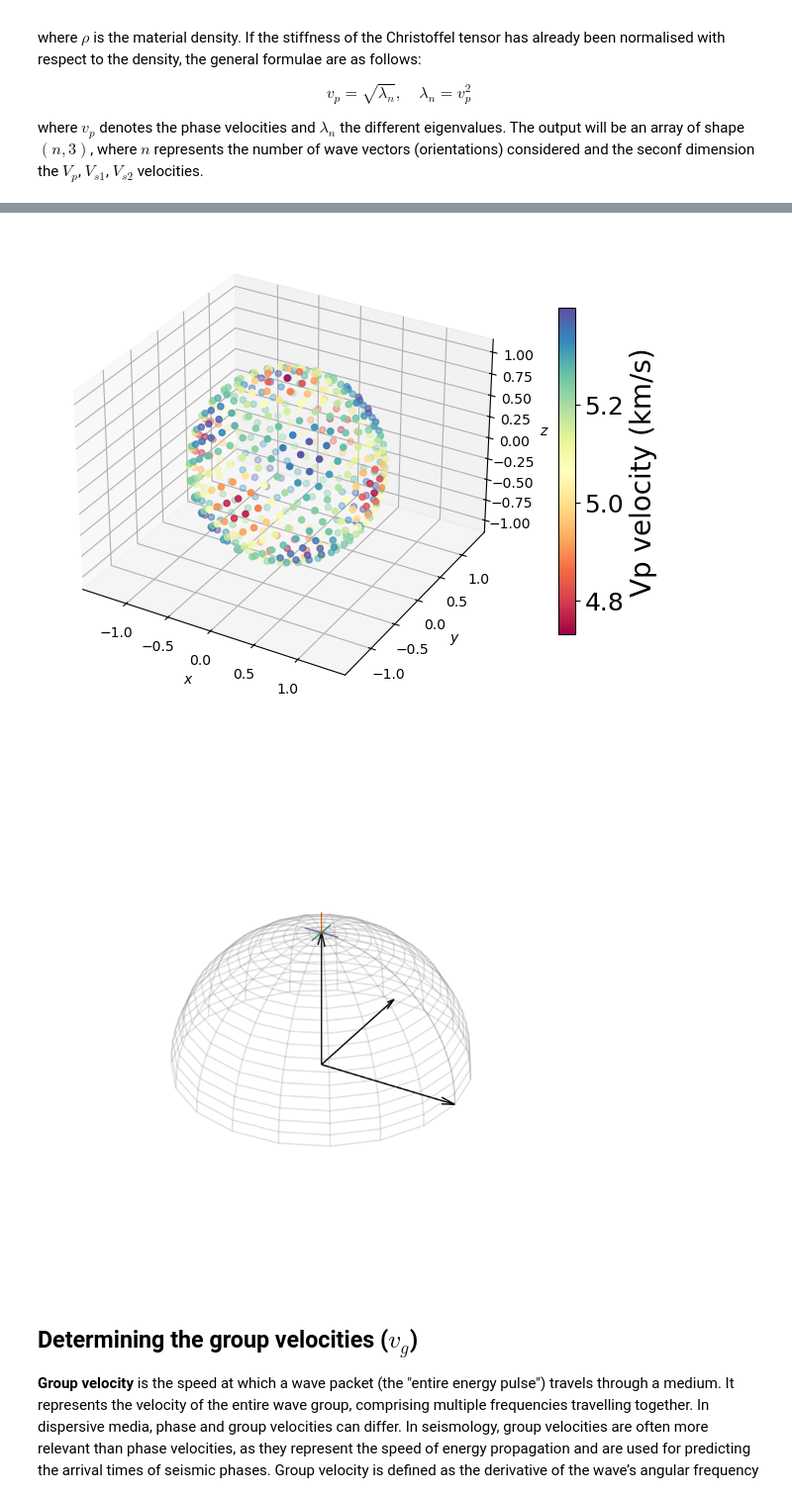
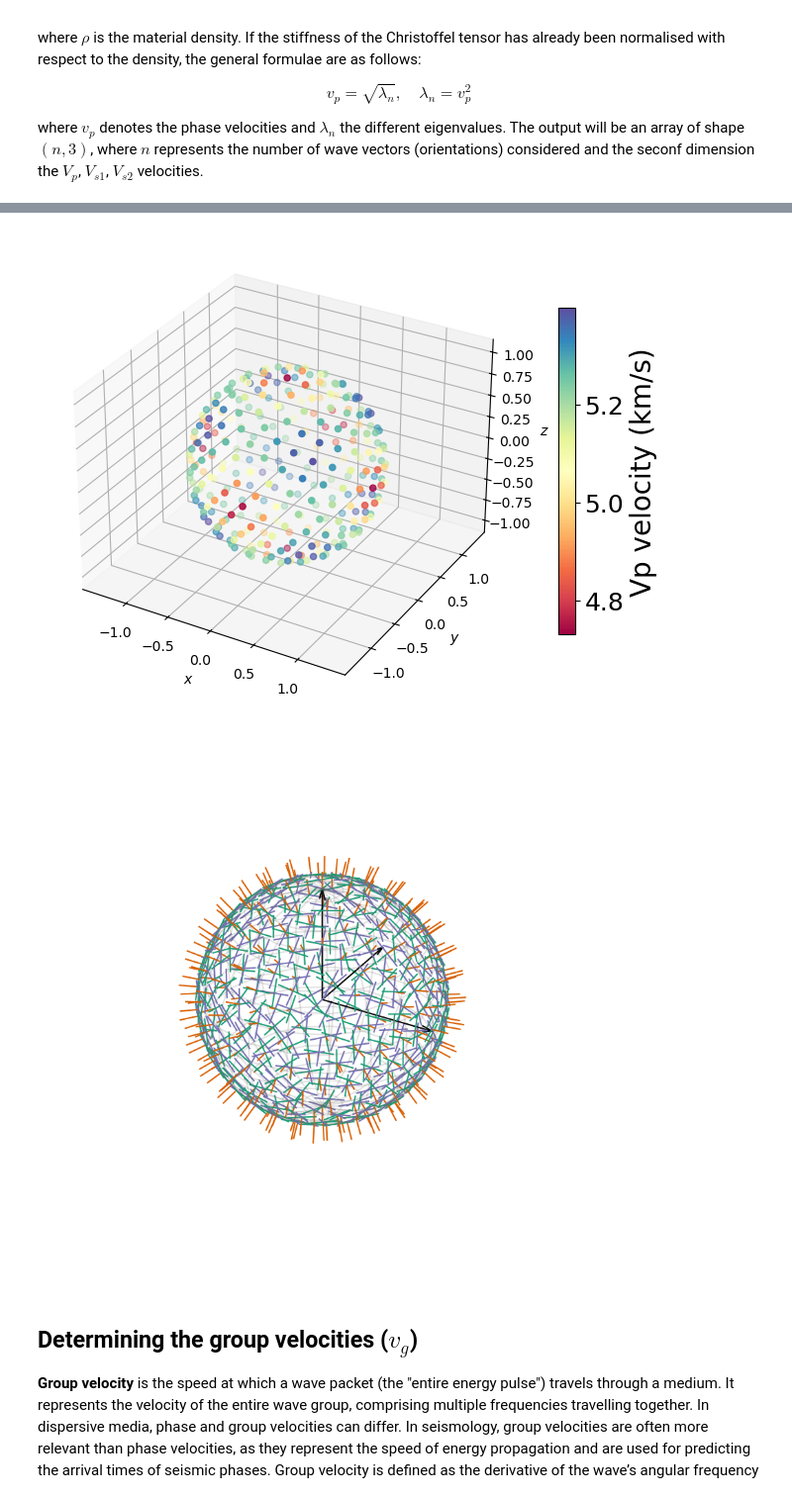
Before and after one commit to marcoalopez/PyRockWave, a Jupyter notebook: src/test_christoffel_stepbystep.ipynb, the cells around one changed output, grey strips where cells are left out. Shown at 99% size. Saved outputs shown, nothing was run; the diff lists cells and outputs as text; code cells hidden in the pictures.

```diff
--- a/src/test_christoffel_stepbystep.ipynb
+++ b/src/test_christoffel_stepbystep.ipynb
@@ -39,7 +39,7 @@ For most materials, the seismic properties are anisotropic, i.e. they depend on
 - Store the wave vectors in a single array with three columns ($x, y, z$) for calculations
 # %%
 # create equispaced wavevectors in spherical coordinates (in radians)
-azimuths, polar = c.equispaced_S2_grid(n=450)
+azimuths, polar = c.equispaced_S2_grid(n=300)
 # %%
 # convert from spherical to 3d cartesian
 x, y, z = c.sph2cart(azimuths, polar)
@@ -153,23 +153,23 @@ cbar = fig.colorbar(speed, ax=ax, shrink=0.7, location='right')
 cbar.set_label('Vp velocity (km/s)', fontsize=20)
 cbar.ax.tick_params(labelsize=18)
 # %% [output]
-[figure, old version]
+[figure, new version]
 # %%
 # Test with one eigenvector
 # Sort eigenvectors by corresponding eigenvalues (assumed to be sorted)
-p_polarization = eigenvectors[0, :, 2]   # Largest eigenvalue (P-wave)
-s1_polarization = eigenvectors[0, :, 1]  # Second largest eigenvalue (S1-wave)
-s2_polarization = eigenvectors[0, :, 0]  # Smallest eigenvalue (S2-wave)
+# p_polarization = eigenvectors[0, :, 2]   # Largest eigenvalue (P-wave)
+# s1_polarization = eigenvectors[0, :, 1]  # Second largest eigenvalue (S1-wave)
+# s2_polarization = eigenvectors[0, :, 0]  # Smallest eigenvalue (S2-wave)
 # %%
 # Ensure P-wave polarization is in the same hemisphere as the propagation direction
-if np.dot(p_polarization, wavevectors[0]) < 0:
-    p_polarization = -p_polarization
+# if np.dot(p_polarization, wavevectors[0]) < 0:
+#     p_polarization = -p_polarization
 # %%
 fig2, ax = plt.subplots(figsize=(8, 8), subplot_kw={"projection": "3d"}, constrained_layout=True)
 
 # Plot unit sphere
 u = np.linspace(0, 2 * np.pi, 20)
-v = np.linspace(0, np.pi/2, 20)
+v = np.linspace(0, np.pi, 20)
 x = np.outer(np.cos(u), np.sin(v))
 y = np.outer(np.sin(u), np.sin(v))
 z = np.outer(np.ones(np.size(u)), np.cos(v))
@@ -177,47 +177,53 @@ ax.plot_wireframe(x, y, z, color='dimgray', alpha=0.2)
 
 # Plot axis
 origin = [0, 0, 0]
-a, b, c = [1.1, 0, 0], [0, 1.1, 0], [0, 0, 1.1]
+a, b, c = [1, 0, 0], [0, 1, 0], [0, 0, 1]
 ax.quiver(*origin, *a, color='black', label='x-axis', normalize=True, arrow_length_ratio=0.1)
 ax.quiver(*origin, *b, color='black', label='y-axis', normalize=True, arrow_length_ratio=0.1)
 ax.quiver(*origin, *c, color='black', label='z-axis', normalize=True, arrow_length_ratio=0.1)
 
 # Plot polarization vectors
-surface = wavevectors[0]
 colors = ['#1b9e77', '#7570b3']
 labels = ['S1-wave', 'S2-wave']
-vectors = [s1_polarization, s2_polarization]
 
-# P-wave polarization
-ax.quiver(*surface, *p_polarization, color='#d95f02', label='P-wave', length=0.15, arrow_length_ratio=0)
+for i in range(eigenvectors.shape[0]):
+    surface = wavevectors[i]
+    vectors = [eigenvectors[i, :, 1], eigenvectors[i, :, 0]]
+    p_polarization = eigenvectors[i, :, 2]
 
-# S-wave polarization
-for vec, color, label in zip(vectors, colors, labels):
-    ax.quiver(*surface, *vec, color=color, label=label, pivot='middle', length=0.25, arrow_length_ratio=0)
+    if np.dot(p_polarization, wavevectors[i]) < 0:
+        p_polarization = -p_polarization
+
+    # P-wave polarization
+    ax.quiver(*surface, *p_polarization, color='#d95f02', label='P-wave', length=0.15, arrow_length_ratio=0)
+
+    # S-wave polarization
+    for vec, color, label in zip(vectors, colors, labels):
+        ax.quiver(*surface, *vec, color=color, label=label, pivot='middle', length=0.25, arrow_length_ratio=0)
 
 # Prettify the figure
 ax.set_xlabel('x')
 ax.set_ylabel('y')
 ax.set_zlabel('z')
 ax.set_xlim([-1, 1])
 ax.set_ylim([-1, 1])
 ax.set_zlim([-1, 1])
 # make the panes transparent
 ax.xaxis.set_pane_color((1.0, 1.0, 1.0, 0.0))
 ax.yaxis.set_pane_color((1.0, 1.0, 1.0, 0.0))
 ax.zaxis.set_pane_color((1.0, 1.0, 1.0, 0.0))
 # make the grid lines transparent
 ax.xaxis._axinfo["grid"]['color'] =  (1,1,1,0)
 ax.yaxis._axinfo["grid"]['color'] =  (1,1,1,0)
 ax.zaxis._axinfo["grid"]['color'] =  (1,1,1,0)
 # axis off
 ax.axis("off")
 #ax.legend
 
 # Set an equal aspect ratio
 _ = ax.axis('equal')
 # %% [output]
-[figure, old version]
+[figure, new version]
 # %% [markdown]
 ## Determining the group velocities ($v_g$)
 
```
Also changed, not shown: parts of 27 cells of this notebook.
